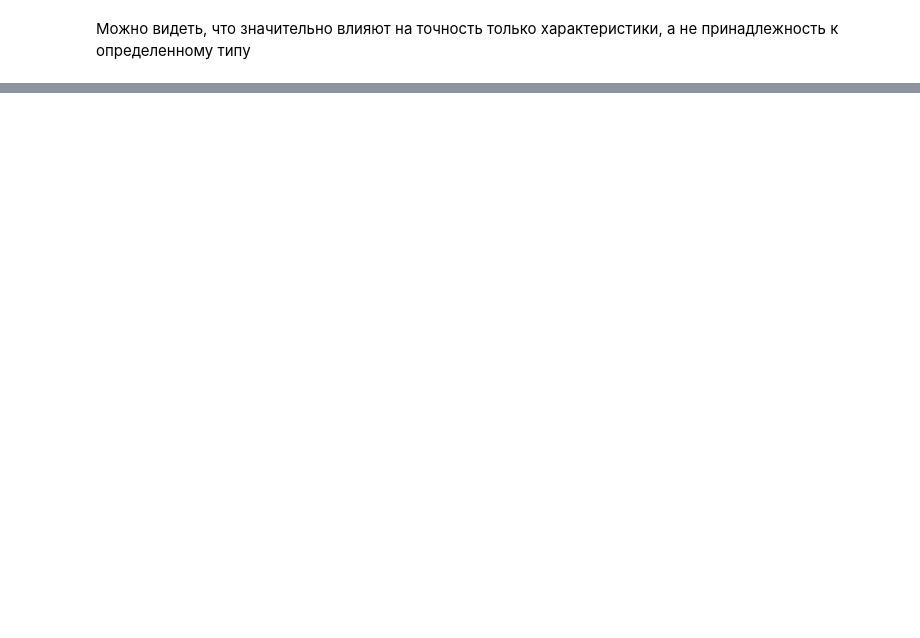
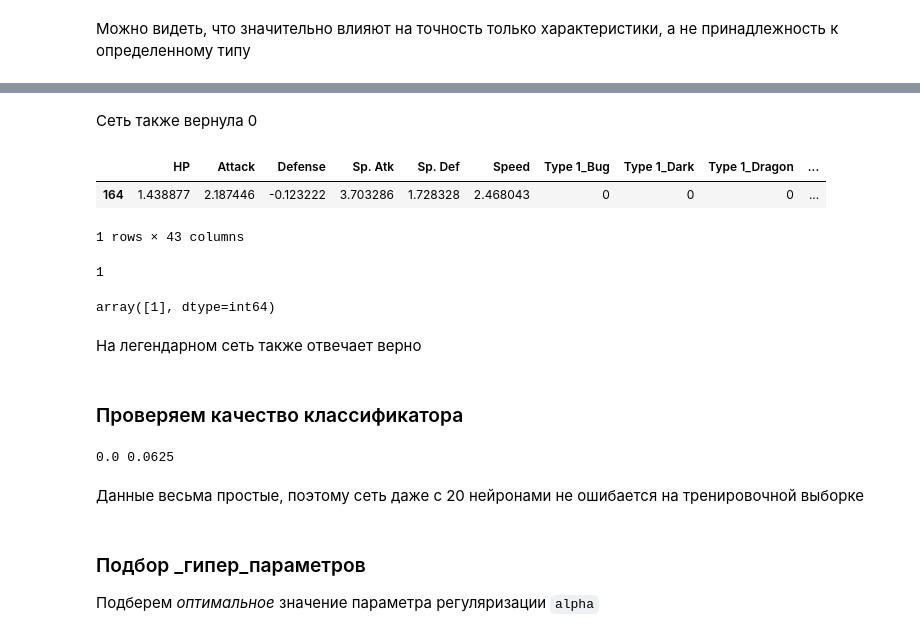
Before and after one commit to Folifolo/ml, a Jupyter notebook: lab1.ipynb, the cells around one changed output, grey strips where cells are left out. Drawn from its saved outputs; the diff is of its cells as text; code cells hidden in the pictures; blank space fills up the shorter version.

```diff
--- a/lab1.ipynb
+++ b/lab1.ipynb
@@ -510,0 +543,20 @@ plt.xlim([-1, d_first])
+# %% [markdown]
+Сеть также вернула 0
+# %%
+X_test.iloc[[214]]
+# %% [output]
+|  | HP | Attack | Defense | Sp. Atk | Sp. Def | Speed | Type 1_Bug | Type 1_Dark | Type 1_Dragon | ... |
+| 164 | 1.438877 | 2.187446 | -0.123222 | 3.703286 | 1.728328 | 2.468043 | 0 | 0 | 0 | ... |
+1 rows × 43 columns
+# %%
+data.loc[164, "Legendary"]
+# %% [output]
+1
+# %%
+mlp_model.predict(X_test.iloc[[214]])
+# %% [output]
+array([1], dtype=int64)
+# %% [markdown]
+На легендарном сеть также отвечает верно
+# %% [markdown]
+### Проверяем качество классификатора
@@ -510,0 +566,10 @@ plt.xlim([-1, d_first])
+# %%
+print(np.mean(y_train != y_train_pred), np.mean(y_test != y_test_pred))
+# %% [output]
+0.0 0.0625
+# %% [markdown]
+Данные весьма простые, поэтому сеть даже с 20 нейронами не ошибается на тренировочной выборке
+# %% [markdown]
+### Подбор _гипер_параметров
+
+Подберем _оптимальное_ значение параметра регуляризации `alpha`
```
Also changed, not shown: parts of 25 cells of this notebook.
